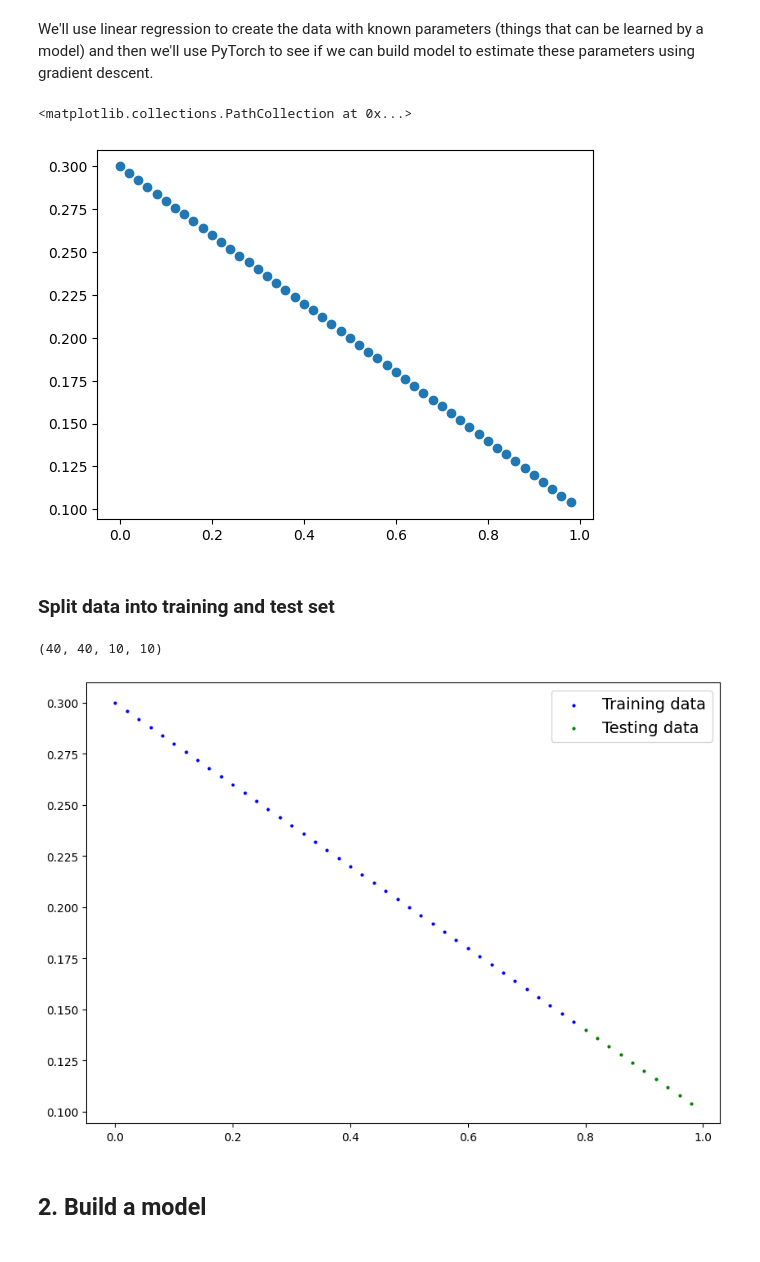
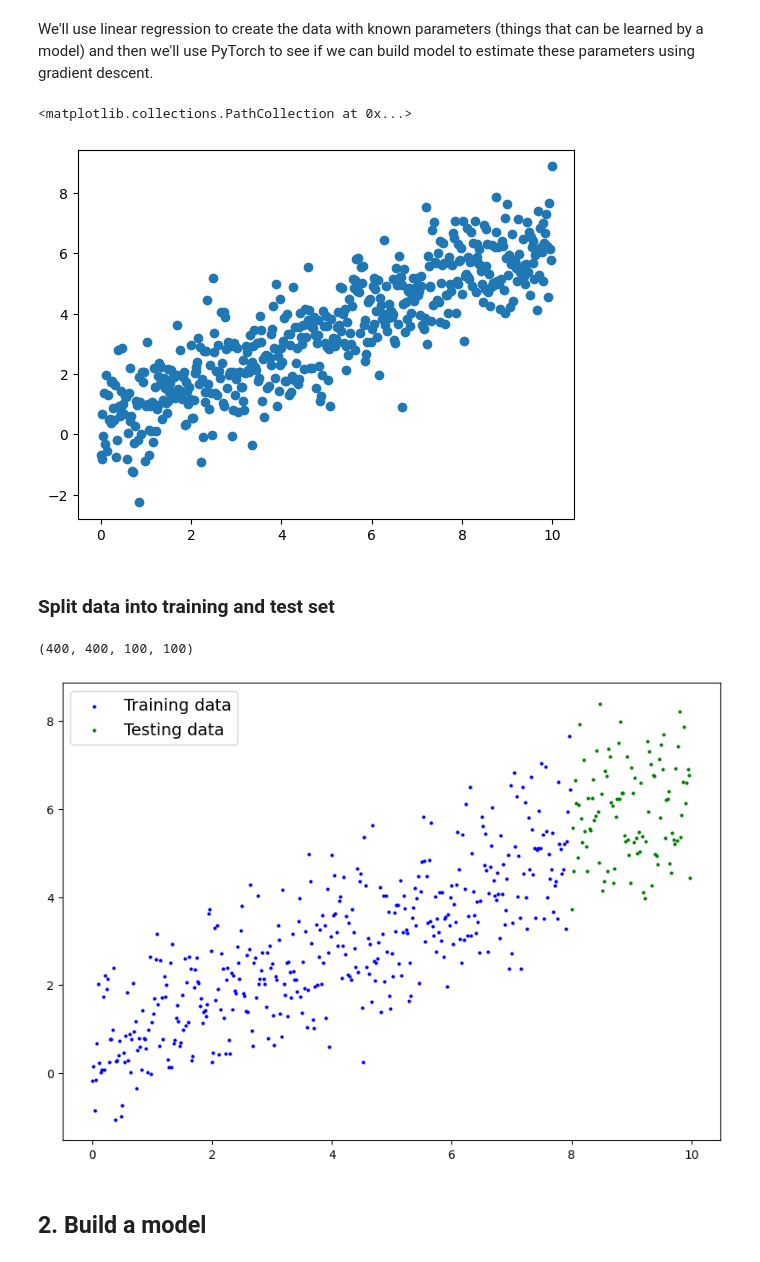
Before and after one commit to andythetechnerd03/PyTorch_Learning, a Jupyter notebook: 01_pytorch_workflow.ipynb, the cells around one changed output. Saved outputs shown, nothing was run; the diff lists cells and outputs as text; code cells hidden in the pictures.

```diff
--- a/01_pytorch_workflow.ipynb
+++ b/01_pytorch_workflow.ipynb
@@ -27,20 +27,20 @@ torch.__version__
 We'll use linear regression to create the data with known parameters (things that can be learned by a model) and then we'll use PyTorch to see if we can build model to estimate these parameters using gradient descent.
 # %%
 # create *known* parameters
-weight = -0.2
-bias = 0.3
+weight = 0.6
+bias = 0.4
 
 # create data
 start = 0
-end = 1
+end = 10
 step = 0.02
 X = torch.arange(start,end, step) # features
-y = weight * X + bias # labels
+y = weight * X + bias +  torch.randn(int((end-start)//step +1)) # labels
 
 plt.scatter(X,y)
 # %% [output]
 <matplotlib.collections.PathCollection at 0x...>
-[figure, old version]
+[figure, new version]
 # %% [markdown]
 ### Split data into training and test set
 # %%
@@ -52,7 +52,7 @@ X_test, y_test = X[train_split:], y[train_split:]
 
 len(X_train), len(y_train), len(X_test), len(y_test)
 # %% [output]
-(40, 40, 10, 10)
+(400, 400, 100, 100)
 # %%
 def plot_predictions(train_data=X_train,
                      train_labels=y_train,
@@ -79,7 +79,7 @@ def plot_predictions(train_data=X_train,
 # %%
 plot_predictions();
 # %% [output]
-[figure, old version]
+[figure, new version]
 # %% [markdown]
 ## 2. Build a model
 # %%
```
Also changed, not shown: parts of 30 cells of this notebook.
